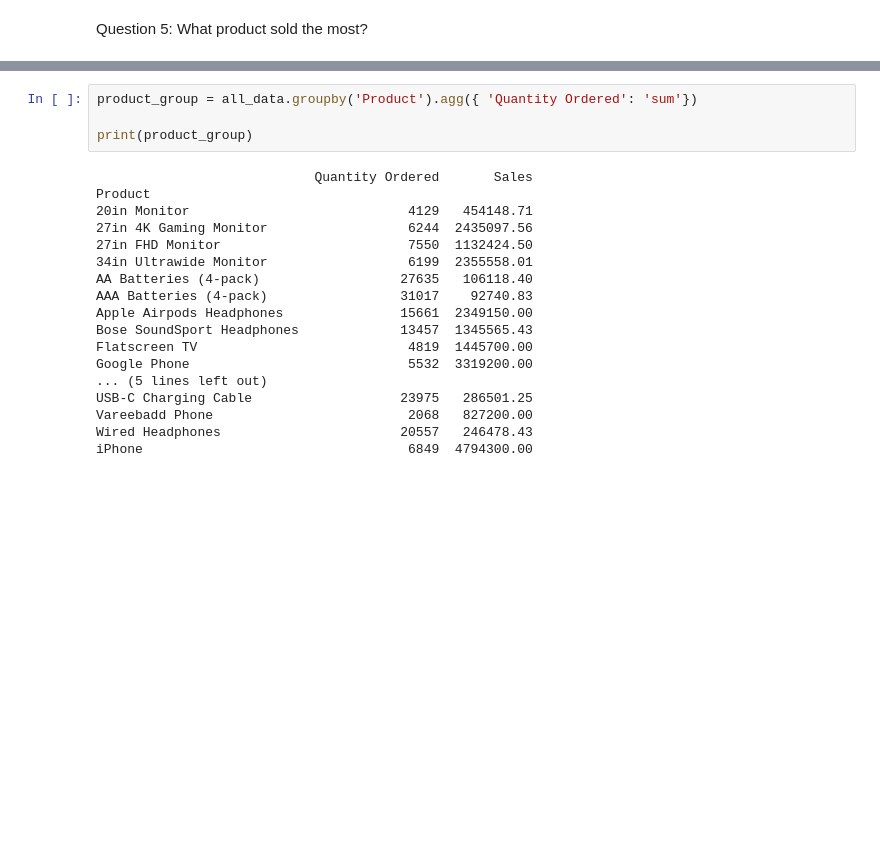
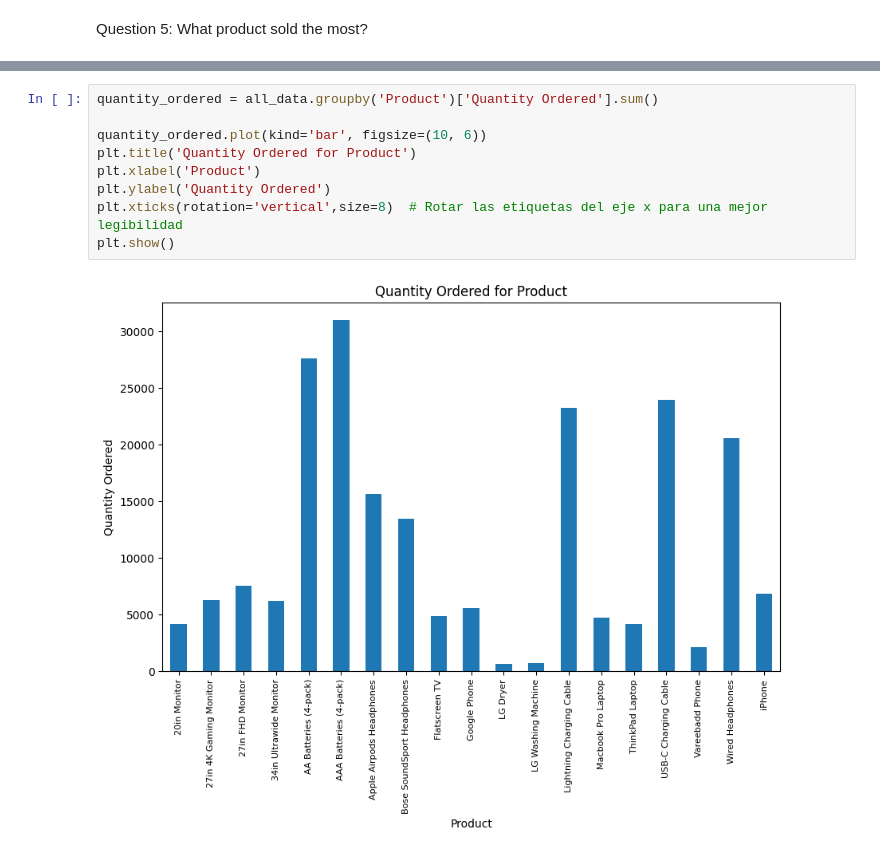
Before and after one commit to danielabaptista/Project_SalesDataAnalysis, a Jupyter notebook: projectSalesAnalysis.ipynb, the cells around one changed output, grey strips where cells are left out. Drawn from its saved outputs; the diff is of its cells as text; blank space fills up the shorter version.

Commit message:
What product sold the most, relation between price and ordered quantity

```diff
--- a/projectSalesAnalysis.ipynb
+++ b/projectSalesAnalysis.ipynb
@@ -233,25 +233,14 @@ all_data.head()
 | 3 | 176560 | Google Phone | 1 | 600.00 | 2019-04-12 14:38:00 | 669 Spruce St, Los Angeles, CA 90001 | 4 | 600.00 | ... |
 | 4 | 176560 | Wired Headphones | 1 | 11.99 | 2019-04-12 14:38:00 | 669 Spruce St, Los Angeles, CA 90001 | 4 | 11.99 | ... |
 | 5 | 176561 | Wired Headphones | 1 | 11.99 | 2019-04-30 09:27:00 | 333 8th St, Los Angeles, CA 90001 | 4 | 11.99 | ... |
-# %%
-product_group = all_data.groupby('Product').agg({ 'Quantity Ordered': 'sum'})
-
-print(product_group)
-# %% [output]
-                            Quantity Ordered       Sales
-Product
-20in Monitor                            4129   454148.71
-27in 4K Gaming Monitor                  6244  2435097.56
-27in FHD Monitor                        7550  1132424.50
-34in Ultrawide Monitor                  6199  2355558.01
-AA Batteries (4-pack)                  27635   106118.40
-AAA Batteries (4-pack)                 31017    92740.83
-Apple Airpods Headphones               15661  2349150.00
-Bose SoundSport Headphones             13457  1345565.43
-Flatscreen TV                           4819  1445700.00
-Google Phone                            5532  3319200.00
-... (5 lines left out)
-USB-C Charging Cable                   23975   286501.25
-Vareebadd Phone                         2068   827200.00
-Wired Headphones                       20557   246478.43
-iPhone                                  6849  4794300.00
+# %%
+quantity_ordered = all_data.groupby('Product')['Quantity Ordered'].sum()
+
+quantity_ordered.plot(kind='bar', figsize=(10, 6))
+plt.title('Quantity Ordered for Product')
+plt.xlabel('Product')
+plt.ylabel('Quantity Ordered')
+plt.xticks(rotation='vertical',size=8)  # Rotar las etiquetas del eje x para una mejor legibilidad
+plt.show()
+# %% [output]
+[figure, added]
```
Also changed, not shown: parts of 1 cell of this notebook.
